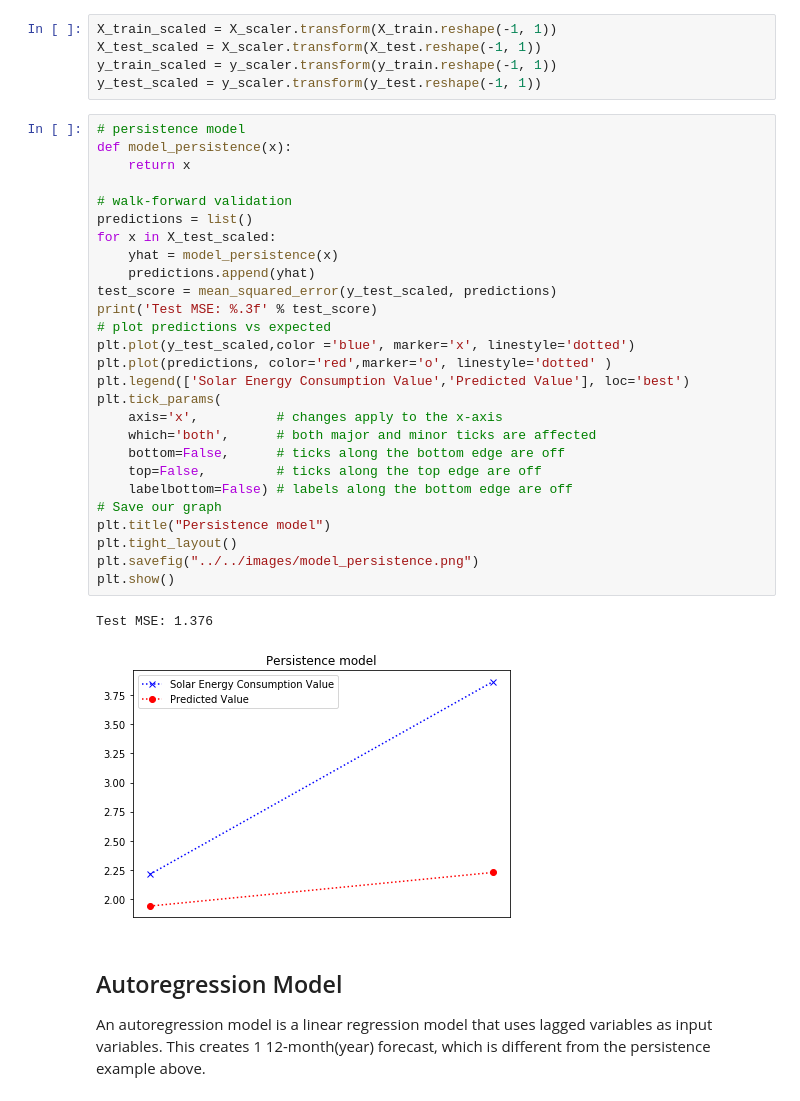
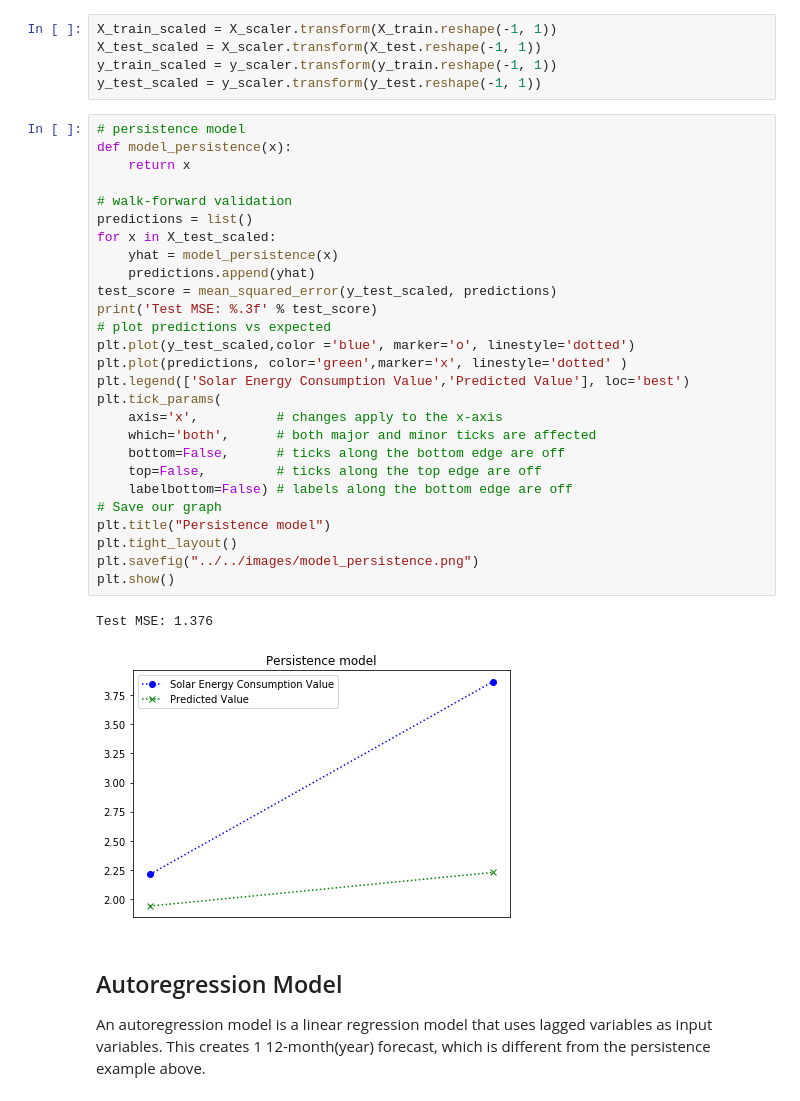
Before and after one commit to gvo34/energy-solar, a Jupyter notebook: static/notebooks/model/AR_model.ipynb, the cells around one changed output. Cells and saved outputs as stored; diff of their text form.

```diff
--- a/static/notebooks/model/AR_model.ipynb
+++ b/static/notebooks/model/AR_model.ipynb
@@ -202,33 +203,33 @@ y_test_scaled = y_scaler.transform(y_test.reshape(-1, 1))
 # %%
 # persistence model
 def model_persistence(x):
 	return x
 
 # walk-forward validation
 predictions = list()
 for x in X_test_scaled:
 	yhat = model_persistence(x)
 	predictions.append(yhat)
 test_score = mean_squared_error(y_test_scaled, predictions)
 print('Test MSE: %.3f' % test_score)
 # plot predictions vs expected
-plt.plot(y_test_scaled,color ='blue', marker='x', linestyle='dotted')
-plt.plot(predictions, color='red',marker='o', linestyle='dotted' )
+plt.plot(y_test_scaled,color ='blue', marker='o', linestyle='dotted')
+plt.plot(predictions, color='green',marker='x', linestyle='dotted' )
 plt.legend(['Solar Energy Consumption Value','Predicted Value'], loc='best')
 plt.tick_params(
     axis='x',          # changes apply to the x-axis
     which='both',      # both major and minor ticks are affected
     bottom=False,      # ticks along the bottom edge are off
     top=False,         # ticks along the top edge are off
     labelbottom=False) # labels along the bottom edge are off
 # Save our graph
 plt.title("Persistence model")
 plt.tight_layout()
 plt.savefig("../../images/model_persistence.png")
 plt.show()
 # %% [output]
 Test MSE: 1.376
-[figure, old version]
+[figure, new version]
 # %% [markdown]
 ## Autoregression Model
 
```
Also changed, not shown: parts of 1 cell of this notebook, 8 other files.
